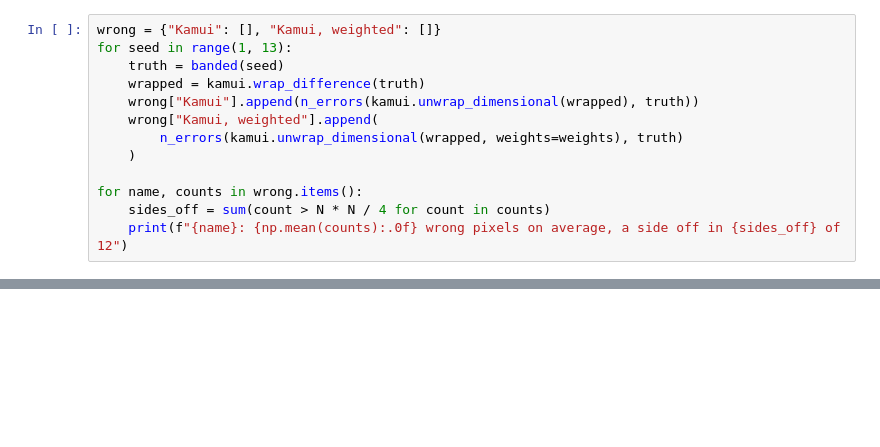
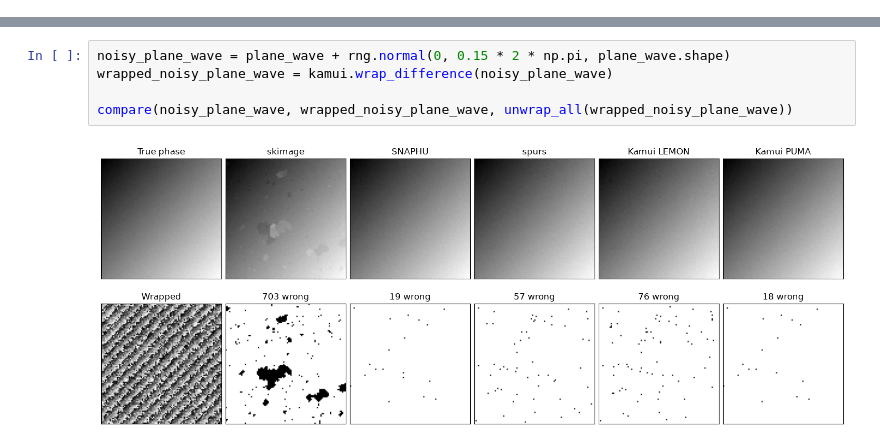
Before and after one commit to yoyolicoris/kamui, a Jupyter notebook: examples/synthetic_images.ipynb, the cells around one changed output, grey strips where cells are left out. Saved outputs shown, nothing was run; the diff lists cells and outputs as text; blank space fills up the shorter version.

```diff
--- a/examples/synthetic_images.ipynb
+++ b/examples/synthetic_images.ipynb
@@ -196,13 +0,0 @@ Over a dozen draws:
-# %%
-wrong = {"Kamui": [], "Kamui, weighted": []}
-for seed in range(1, 13):
-    truth = banded(seed)
-    wrapped = kamui.wrap_difference(truth)
-    wrong["Kamui"].append(n_errors(kamui.unwrap_dimensional(wrapped), truth))
-    wrong["Kamui, weighted"].append(
-        n_errors(kamui.unwrap_dimensional(wrapped, weights=weights), truth)
-    )
-
-for name, counts in wrong.items():
-    sides_off = sum(count > N * N / 4 for count in counts)
-    print(f"{name}: {np.mean(counts):.0f} wrong pixels on average, a side off in {sides_off} of 12")
@@ -255,0 +166,7 @@ for name in ("Kamui ILP", "Kamui PUMA"):
+# %%
+noisy_plane_wave = plane_wave + rng.normal(0, 0.15 * 2 * np.pi, plane_wave.shape)
+wrapped_noisy_plane_wave = kamui.wrap_difference(noisy_plane_wave)
+
+compare(noisy_plane_wave, wrapped_noisy_plane_wave, unwrap_all(wrapped_noisy_plane_wave))
+# %% [output]
+[figure, added]
```
Also changed, not shown: parts of 41 cells of this notebook, 3 other files.
